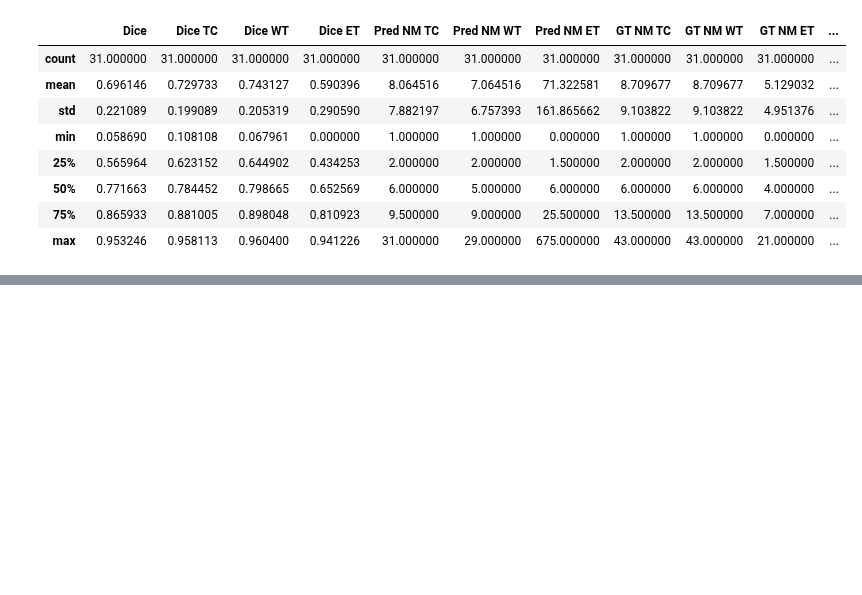
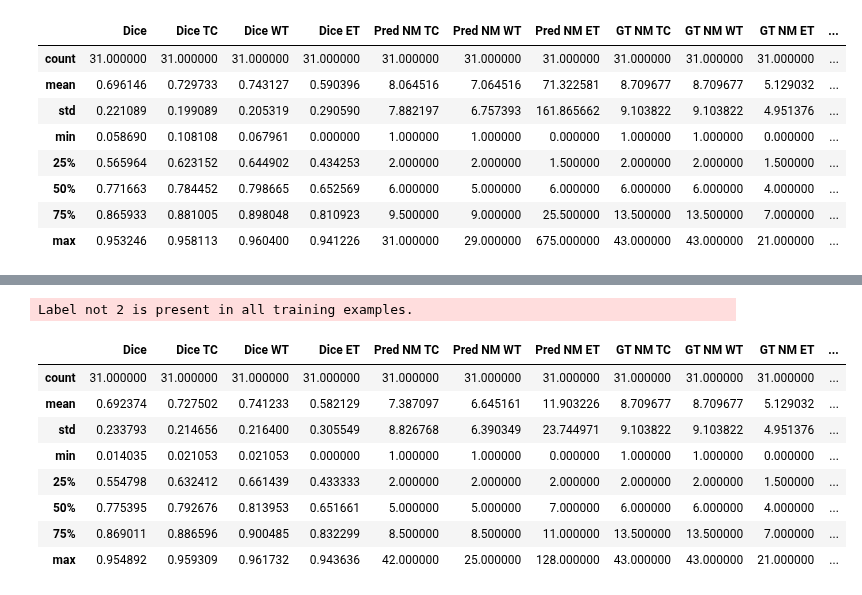
Before and after one commit to NachoGV/Semantic-Segmentation-of-Brain-Metastases-in-MRI-Scans, a Jupyter notebook: ensemble.ipynb, the cells around one changed output, grey strips where cells are left out. Cells and saved outputs as stored; diff of their text form; code cells hidden in the pictures; blank space fills up the shorter version.

Commit message:
Logistic Rgression Ensemble

```diff
--- a/ensemble.ipynb
+++ b/ensemble.ipynb
@@ -489,0 +323,31 @@ KeyboardInterrupt:
+# %%
+def logreg_ensemble(predictions, targets):
+    batch, num_channels, depth, height, width = predictions[0].shape
+
+    # Flatten
+    flattened_predictions = [pred.view(3, -1).t() for pred in predictions]
+    flattened_predictions = torch.cat(flattened_predictions, dim=1)
+    flattened_targets = targets.view(3, -1).t()
+
+    # Logistic Regression
+    meta_model = OneVsRestClassifier(LogisticRegression(max_iter=1000))
+    meta_model.fit(flattened_predictions, flattened_targets)
+    ensemble_predictions = meta_model.predict(flattened_predictions)
+    ensemble_predictions = ensemble_predictions.T.reshape(batch, num_channels, depth, height, width)
+    return ensemble_predictions
+
+#---------------------------------------------------------#
+log_df = ensemble_inference(test_df, logreg_ensemble, threshold=0.1, include_label=True, store_npz=True, model_name='voxel_logreg')
+log_df.to_csv('./outputs/Ensemble/test_voxel_logreg_test_scores.csv', index=False)
+log_df.describe()
+# %% [output]
+Label not 2 is present in all training examples.
+|  | Dice | Dice TC | Dice WT | Dice ET | Pred NM TC | Pred NM WT | Pred NM ET | GT NM TC | GT NM WT | GT NM ET | ... |
+| count | 31.000000 | 31.000000 | 31.000000 | 31.000000 | 31.000000 | 31.000000 | 31.000000 | 31.000000 | 31.000000 | 31.000000 | ... |
+| mean | 0.692374 | 0.727502 | 0.741233 | 0.582129 | 7.387097 | 6.645161 | 11.903226 | 8.709677 | 8.709677 | 5.129032 | ... |
+| std | 0.233793 | 0.214656 | 0.216400 | 0.305549 | 8.826768 | 6.390349 | 23.744971 | 9.103822 | 9.103822 | 4.951376 | ... |
+| min | 0.014035 | 0.021053 | 0.021053 | 0.000000 | 1.000000 | 1.000000 | 0.000000 | 1.000000 | 1.000000 | 0.000000 | ... |
+| 25% | 0.554798 | 0.632412 | 0.661439 | 0.433333 | 2.000000 | 2.000000 | 2.000000 | 2.000000 | 2.000000 | 1.500000 | ... |
+| 50% | 0.775395 | 0.792676 | 0.813953 | 0.651661 | 5.000000 | 5.000000 | 7.000000 | 6.000000 | 6.000000 | 4.000000 | ... |
+| 75% | 0.869011 | 0.886596 | 0.900485 | 0.832299 | 8.500000 | 8.500000 | 11.000000 | 13.500000 | 13.500000 | 7.000000 | ... |
+| max | 0.954892 | 0.959309 | 0.961732 | 0.943636 | 42.000000 | 25.000000 | 128.000000 | 43.000000 | 43.000000 | 21.000000 | ... |
```
Also changed, not shown: parts of 9 cells of this notebook, 6 other files.
